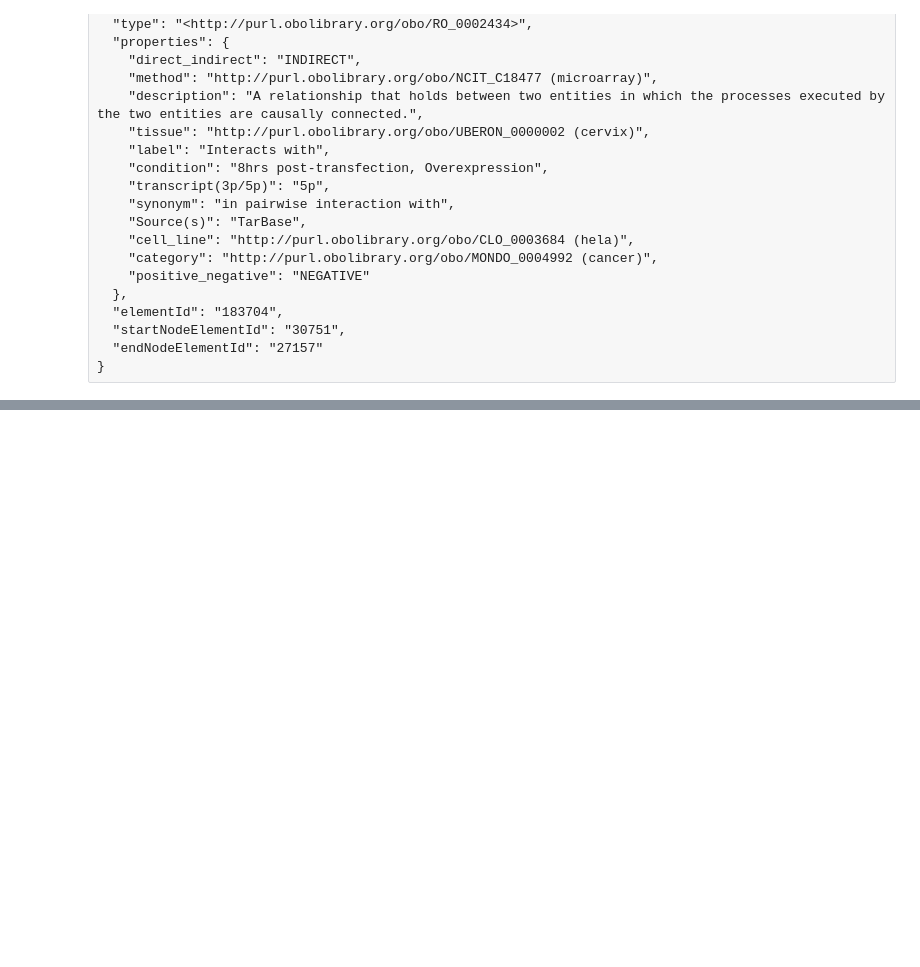
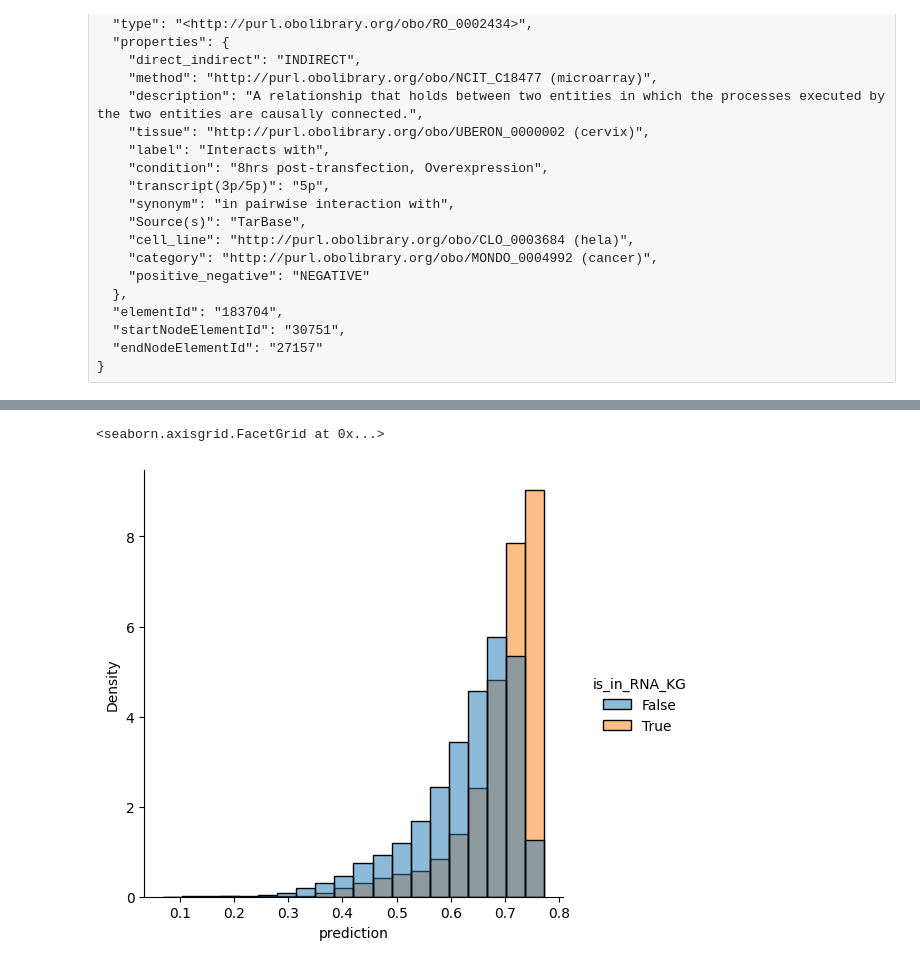
Before and after one commit to emanuelecavalleri/testRNA-KG, a Jupyter notebook: notebooks/RNA-KG_Analysis_and_Neo4j_import.ipynb, the cells around one changed output, grey strips where cells are left out. Cells and saved outputs as stored; diff of their text form; code cells hidden in the pictures; blank space fills up the shorter version.

```diff
--- a/notebooks/RNA-KG_Analysis_and_Neo4j_import.ipynb
+++ b/notebooks/RNA-KG_Analysis_and_Neo4j_import.ipynb
@@ -965,0 +1521,3 @@ vis.plot_positive_and_negative_edges()
+# %%
+#predictions_diseases = pd.read_pickle("./diseasemiRNA2bePredicted_predictions.pkl")
+predictions_genes = pd.read_pickle("./genemiRNA2bePredicted_predictions.pkl")
@@ -966,2 +1531,8 @@ vis.plot_positive_and_negative_edges()
+# %%
+#sns.displot(predictions_diseases, x="prediction", hue="is_in_RNA_KG", stat="density", common_norm=False)
+sns.displot(predictions_genes, x="prediction", hue="is_in_RNA_KG", stat="density", bins=20, common_norm=False)
+# %% [output]
+<seaborn.axisgrid.FacetGrid at 0x...>
+[figure, added]
 # %% [markdown]
 ***
```
Also changed, not shown: parts of 108 cells of this notebook.
